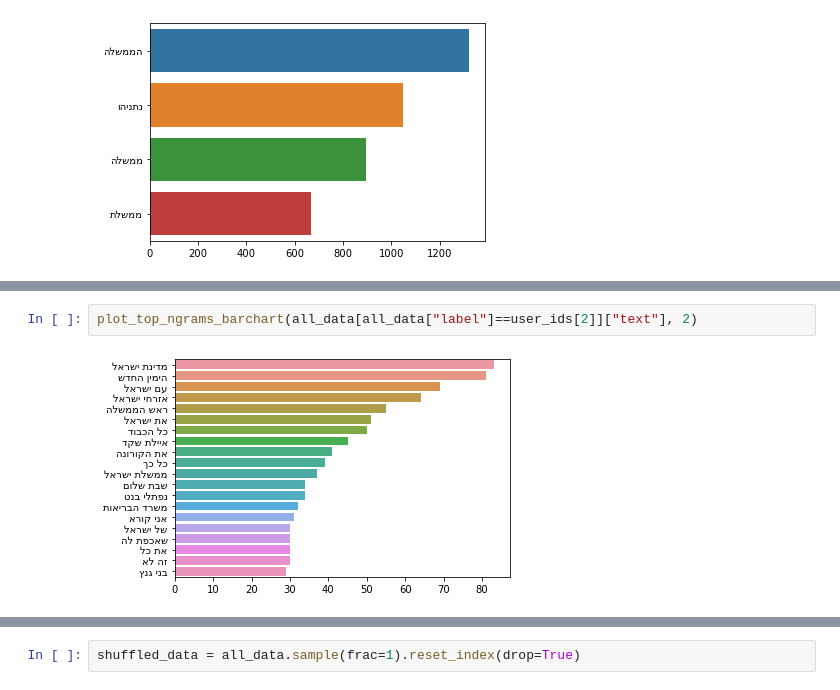
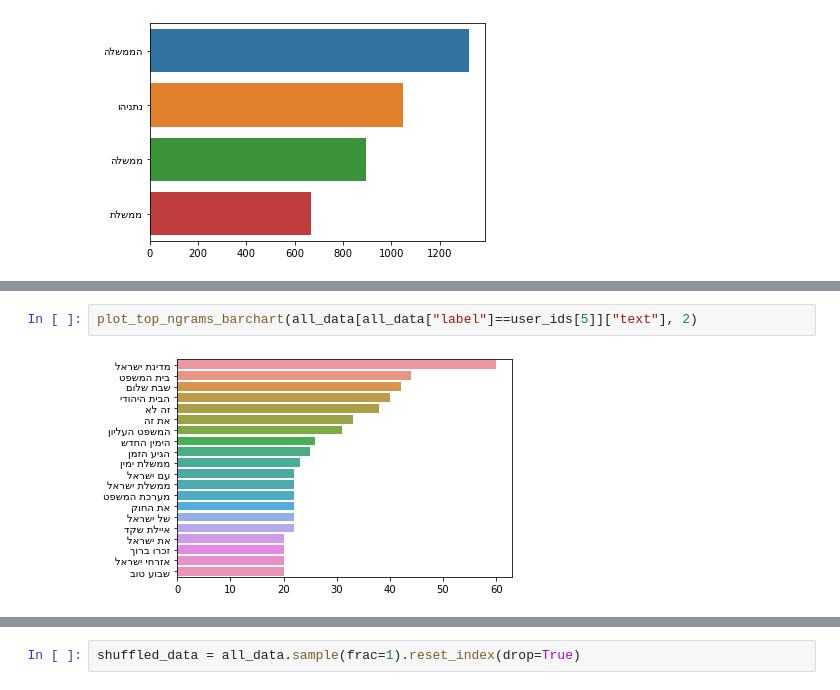
Before and after one commit to yanirelfasy/hnlp, a Jupyter notebook: hnlp_twitter_test/twitter_test.ipynb, the cells around one changed output, grey strips where cells are left out. Cells and saved outputs as stored; diff of their text form.

```diff
--- a/hnlp_twitter_test/twitter_test.ipynb
+++ b/hnlp_twitter_test/twitter_test.ipynb
@@ -254,6 +255,6 @@ plot_top_non_stopwords_barchart(all_data[all_data["label"]==user_ids[2]]["text"]
 # %% [output]
 [figure]
 # %%
-plot_top_ngrams_barchart(all_data[all_data["label"]==user_ids[2]]["text"], 2)
+plot_top_ngrams_barchart(all_data[all_data["label"]==user_ids[5]]["text"], 2)
 # %% [output]
-[figure, old version]
+[figure, new version]
```
Also changed, not shown: parts of 5 cells of this notebook.
